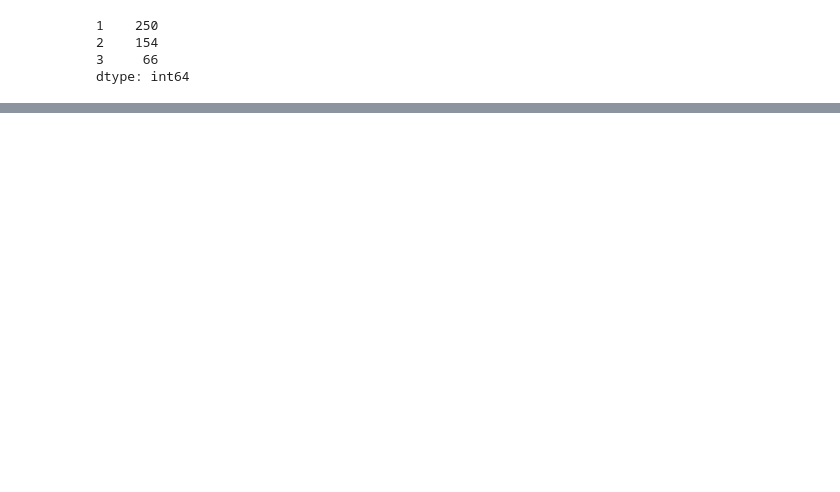
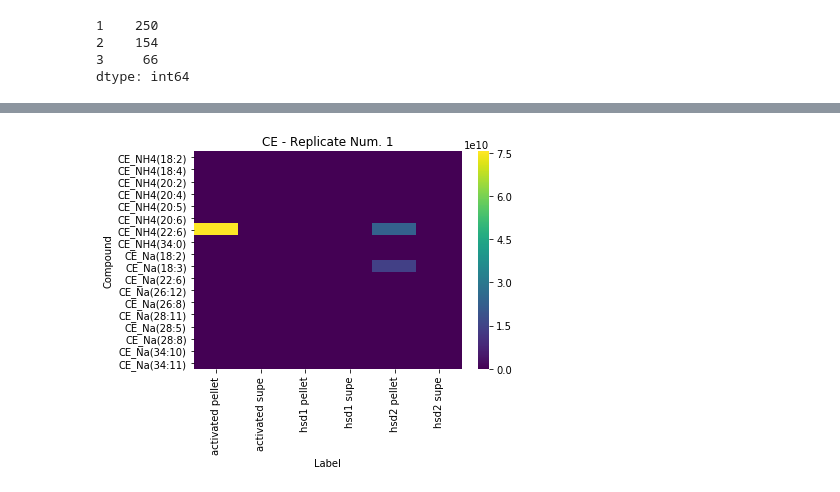
Before and after one commit to AdamJayWise/plateletData, a Jupyter notebook: Platelet Data.ipynb, the cells around one changed output, grey strips where cells are left out. Cells and saved outputs as stored; diff of their text form; code cells hidden in the pictures; blank space fills up the shorter version.

```diff
--- a/Platelet Data.ipynb
+++ b/Platelet Data.ipynb
@@ -49,4 +65,6 @@ df['Treatment'] = df['Source'].str.extract(r"(activated|blank|hsd1|hsd2)", expan
 df = df[ [c for c in df.columns if ( ('dil' not in c) & ('repeat' not in c) & ('NEW' not in c) )]]
+# %%
+df = df.drop_duplicates(subset=['Source','compound'], keep = 'first')
 # %%
 for c in df.columns:
     print(c)
@@ -106,18 +96,0 @@ above - a quick check to see how many compounds show up in at least 1 sample in
-# %%
-for lbl, grp in df[(df['Mode'] == 'pos')&(df['Fraction']=='supe')].set_index('Replicate Number').groupby(['compound']):
-
-    if grp.shape[0] < 3:
-        continue
-
-    data = grp[ [c for c in grp.columns[1:-7] if '_' in c] ].T.copy()
-
-    data = data.reset_index()
-
-
-    data['Fraction'] = data['index'].str.extract(r"(supe|pellet|blank)", expand = False)
-    data['Mode'] = data['index'].str.extract(r"(pos|neg)", expand = False)
-    data['Treatment'] = data['index'].str.extract(r"(activated|blank|hsd1|hsd2|non|buffer)", expand = False)
-
-    if lbl == 'PE(36:3)':
-        break
-    print(lbl)
@@ -139,0 +97,62 @@ plt.show()
+# %%
+for rep_num in [1,2,3]:
+    results = []
+
+    for lbl, grp in df[ (df['Replicate Number'] == rep_num)  ].groupby(['compound']):
+
+        data = grp[ [c for c in grp.columns if '_' in c] ].T.copy().fillna(0).max(axis=1)
+        data = data.reset_index()
+
+        data['Fraction'] = data['index'].str.extract(r"(supe|pellet|blank)", expand = False)
+        data['Mode'] = data['index'].str.extract(r"(pos|neg)", expand = False)
+        data['Treatment'] = data['index'].str.extract(r"(activated|blank|hsd1|hsd2|non|buffer)", expand = False)
+        data['Subsample'] = data['index'].str.extract(r"_([ab])_", expand = False)
+
+        for index,row in data.fillna(0).iterrows():
+
+            if row['Treatment'] in ['non','blank','buffer']:
+                continue
+
+            ref = data[ (data['Fraction'] == row['Fraction']) &
+                       (data['Treatment'] == 'non') &
+                      (data['Mode'] == row['Mode']) &
+                      (data['Subsample'] == row['Subsample'])][data.columns[1]].fillna(0).iloc[0]
+
+            f = row[data.columns[1]] / (ref + 0.000001 )
+
+            # figure out the head group
+            if ':' in lbl.split('(')[0]:
+                head_group = 'Fatty Acids'
+            elif ( ('sphing' in lbl.lower()) or ('SM' in lbl) ):
+                head_group = 'Sphingosine'
+            else:
+                head_group = lbl.split('(')[0].split('_')[0]
+
+            results.append({'Compound' : lbl,
+                            'Index' : index,
+                            'Ref' : ref,
+                            'Fold Change' : f,
+                            'Label' : row['Treatment'] + ' ' + row['Fraction'],
+                            'Sample' : row['index'][-5],
+                            'Fraction' : row['Fraction'],
+                           'Mode': row['Mode'],
+                            'Head Group': head_group,
+                            'Signal' : row[data.columns[1]],
+                           'Treatment': row['Treatment']})
+
+    results = pd.DataFrame(results)
+
+    for lbl, grp in results.groupby('Head Group'):
+
+        plt.figure()
+        plt.grid(color = 'white')
+
+        d = grp.groupby(['Compound','Label','Sample'])['Fold Change'].max().reset_index()\
+        .groupby(['Compound','Label'])['Fold Change'].mean().reset_index()
+
+        sns.heatmap( d.pivot( index = 'Compound', values = 'Fold Change', columns = 'Label'), cmap = 'viridis' )
+        plt.title("{} - Replicate Num. {}".format(lbl, rep_num) )
+
+plt.show()
+# %% [output]
+[figure, added]
```
Also changed, not shown: parts of 13 cells of this notebook, 2 other files.
